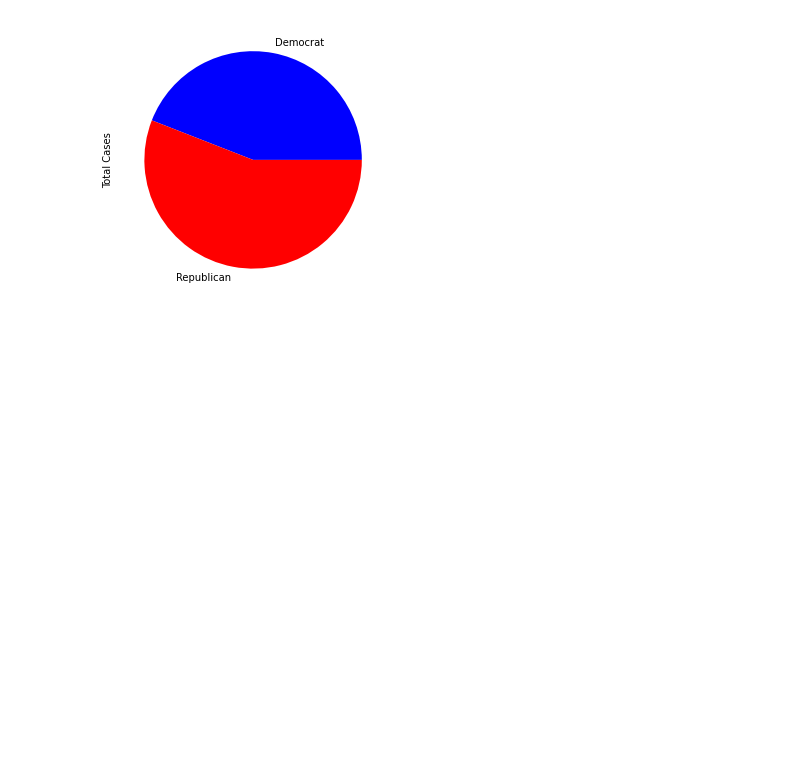
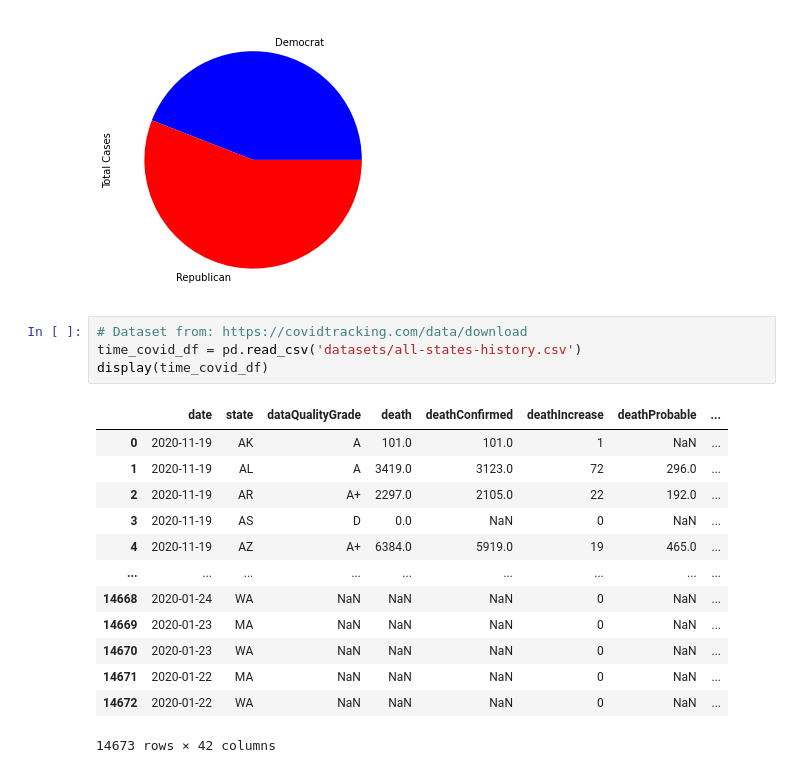
Before and after one commit to RicardoValdovinos/PolitiCovid19, a Jupyter notebook: main.ipynb, the cells around one changed output. Saved outputs shown, nothing was run; the diff lists cells and outputs as text; blank space fills up the shorter version.

```diff
--- a/main.ipynb
+++ b/main.ipynb
@@ -245,3 +247,21 @@ df = pd.DataFrame({'Total Cases': [dem_sum, rep_sum]},
 plot = df.plot.pie(y='Total Cases', figsize=(5, 5), colors=['b','r'], legend=None)
 # %% [output]
 [figure]
+# %%
+# Dataset from: https://covidtracking.com/data/download
+time_covid_df = pd.read_csv('datasets/all-states-history.csv')
+display(time_covid_df)
+# %% [output]
+|  | date | state | dataQualityGrade | death | deathConfirmed | deathIncrease | deathProbable | ... |
+| 0 | 2020-11-19 | AK | A | 101.0 | 101.0 | 1 | NaN | ... |
+| 1 | 2020-11-19 | AL | A | 3419.0 | 3123.0 | 72 | 296.0 | ... |
+| 2 | 2020-11-19 | AR | A+ | 2297.0 | 2105.0 | 22 | 192.0 | ... |
+| 3 | 2020-11-19 | AS | D | 0.0 | NaN | 0 | NaN | ... |
+| 4 | 2020-11-19 | AZ | A+ | 6384.0 | 5919.0 | 19 | 465.0 | ... |
+| ... | ... | ... | ... | ... | ... | ... | ... | ... |
+| 14668 | 2020-01-24 | WA | NaN | NaN | NaN | 0 | NaN | ... |
+| 14669 | 2020-01-23 | MA | NaN | NaN | NaN | 0 | NaN | ... |
+| 14670 | 2020-01-23 | WA | NaN | NaN | NaN | 0 | NaN | ... |
+| 14671 | 2020-01-22 | MA | NaN | NaN | NaN | 0 | NaN | ... |
+| 14672 | 2020-01-22 | WA | NaN | NaN | NaN | 0 | NaN | ... |
+14673 rows × 42 columns
```
Also changed, not shown: parts of 6 cells of this notebook.
